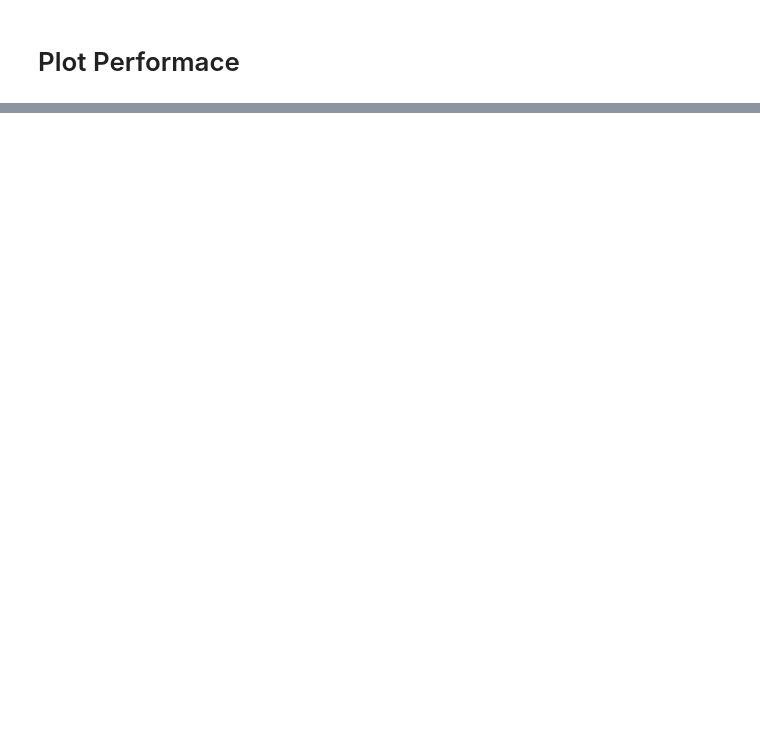
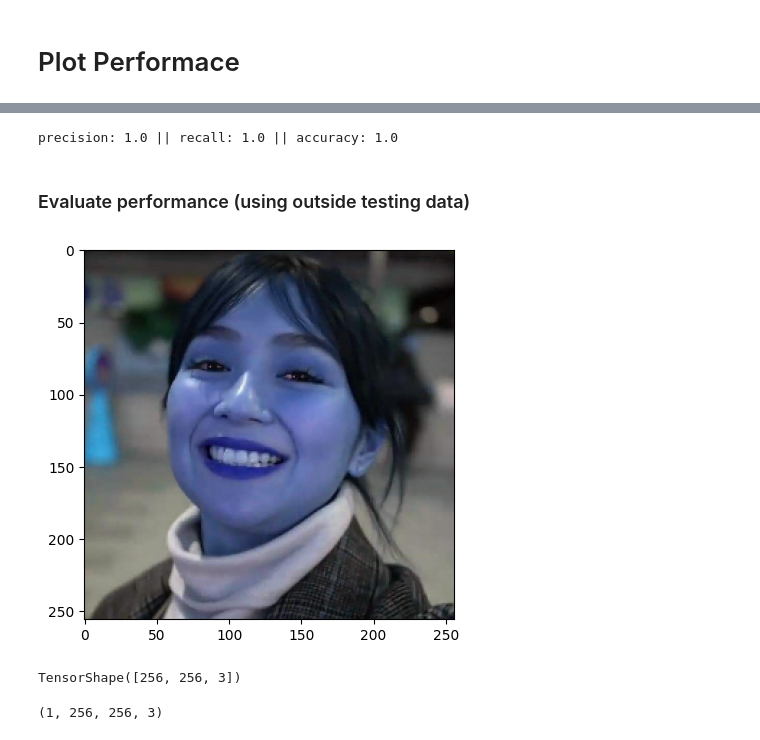
Before and after one commit to mmvergara/mmv-ml, a Jupyter notebook: expression-classifier/expression-classifier.ipynb, the cells around one changed output, grey strips where cells are left out. Drawn from its saved outputs; the diff is of its cells as text; code cells hidden in the pictures; blank space fills up the shorter version.

```diff
--- a/expression-classifier/expression-classifier.ipynb
+++ b/expression-classifier/expression-classifier.ipynb
@@ -144,0 +178,21 @@ plt.show
+# %%
+print(f"precision: {pre.result().numpy()} || recall: {re.result().numpy()} || accuracy: {acc.result().numpy()}")
+# %% [output]
+precision: 1.0 || recall: 1.0 || accuracy: 1.0
+# %% [markdown]
+### Evaluate performance (using outside testing data)
+# %%
+img = cv2.imread(os.path.join("outside-test","test1.jpg"))
+resized_img = tf.image.resize(img,(256,256))
+plt.imshow(resized_img.numpy().astype(int))
+plt.show()
+# %% [output]
+[figure, added]
+# %%
+resized_img.shape
+# %% [output]
+TensorShape([256, 256, 3])
+# %%
+np.expand_dims(resized_img/255.0,0).shape
+# %% [output]
+(1, 256, 256, 3)
```
Also changed, not shown: parts of 13 cells of this notebook, 6 other files.
